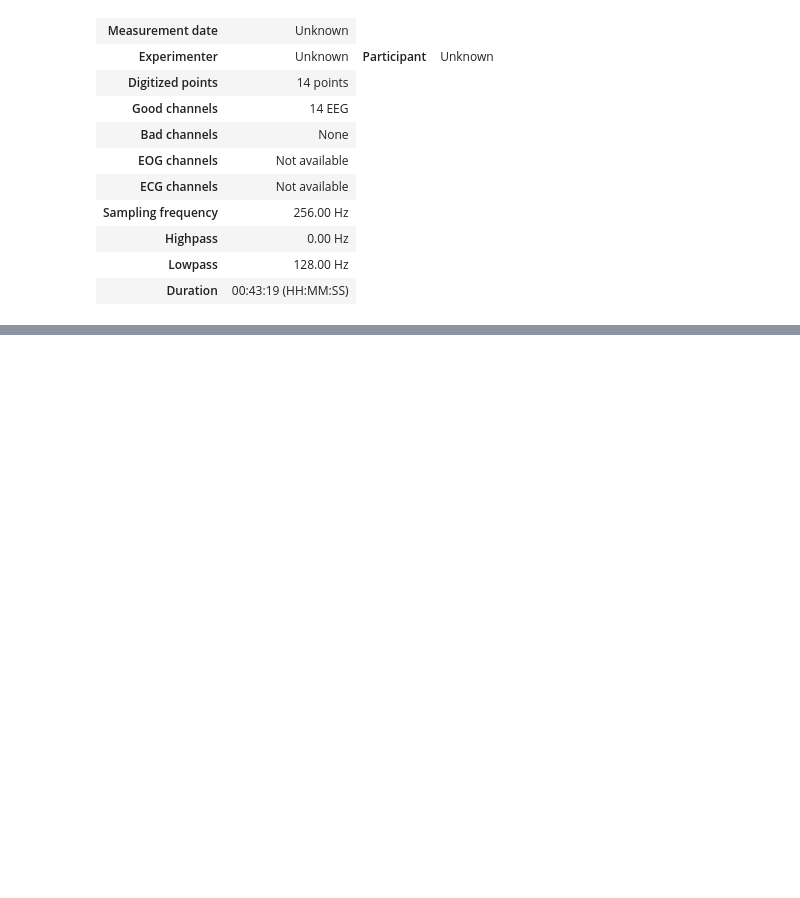
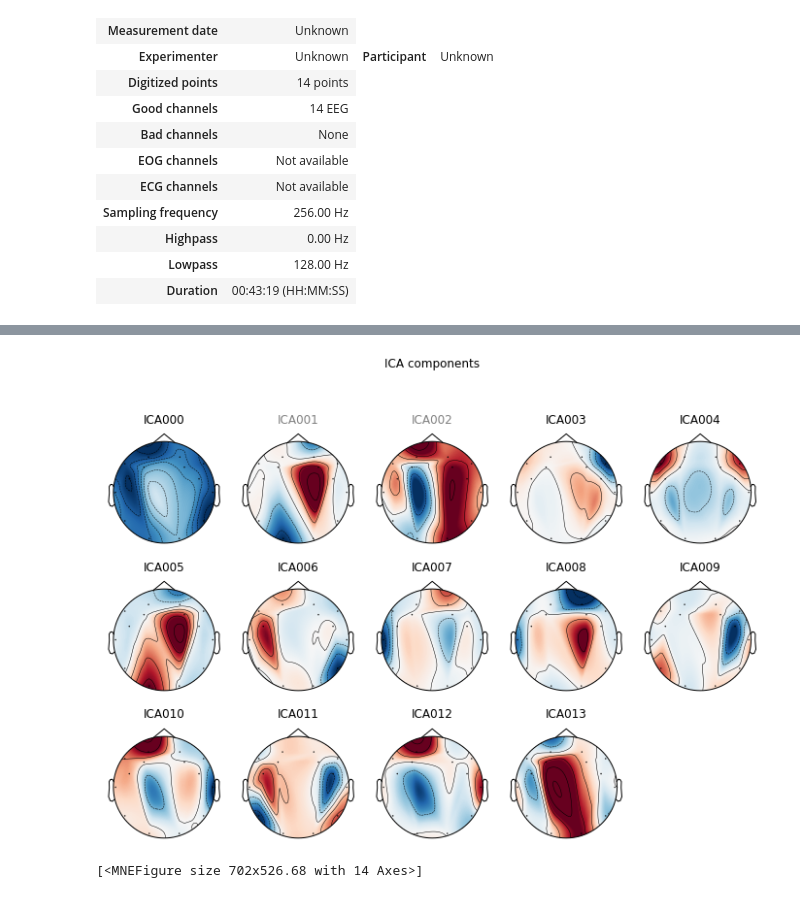
Before and after one commit to Mithrandir98/BCI_paradigm, a Jupyter notebook: main.ipynb, the cells around one changed output, grey strips where cells are left out. Saved outputs shown, nothing was run; the diff lists cells and outputs as text; code cells hidden in the pictures; blank space fills up the shorter version.

```diff
--- a/main.ipynb
+++ b/main.ipynb
@@ -155 +205,6 @@ No baseline correction applied
 [<Figure size 504x432 with 6 Axes>]
+# %%
+ica.plot_components()
+# %% [output]
+[figure, added]
+[<MNEFigure size 702x526.68 with 14 Axes>]
```
Also changed, not shown: parts of 12 cells of this notebook.
